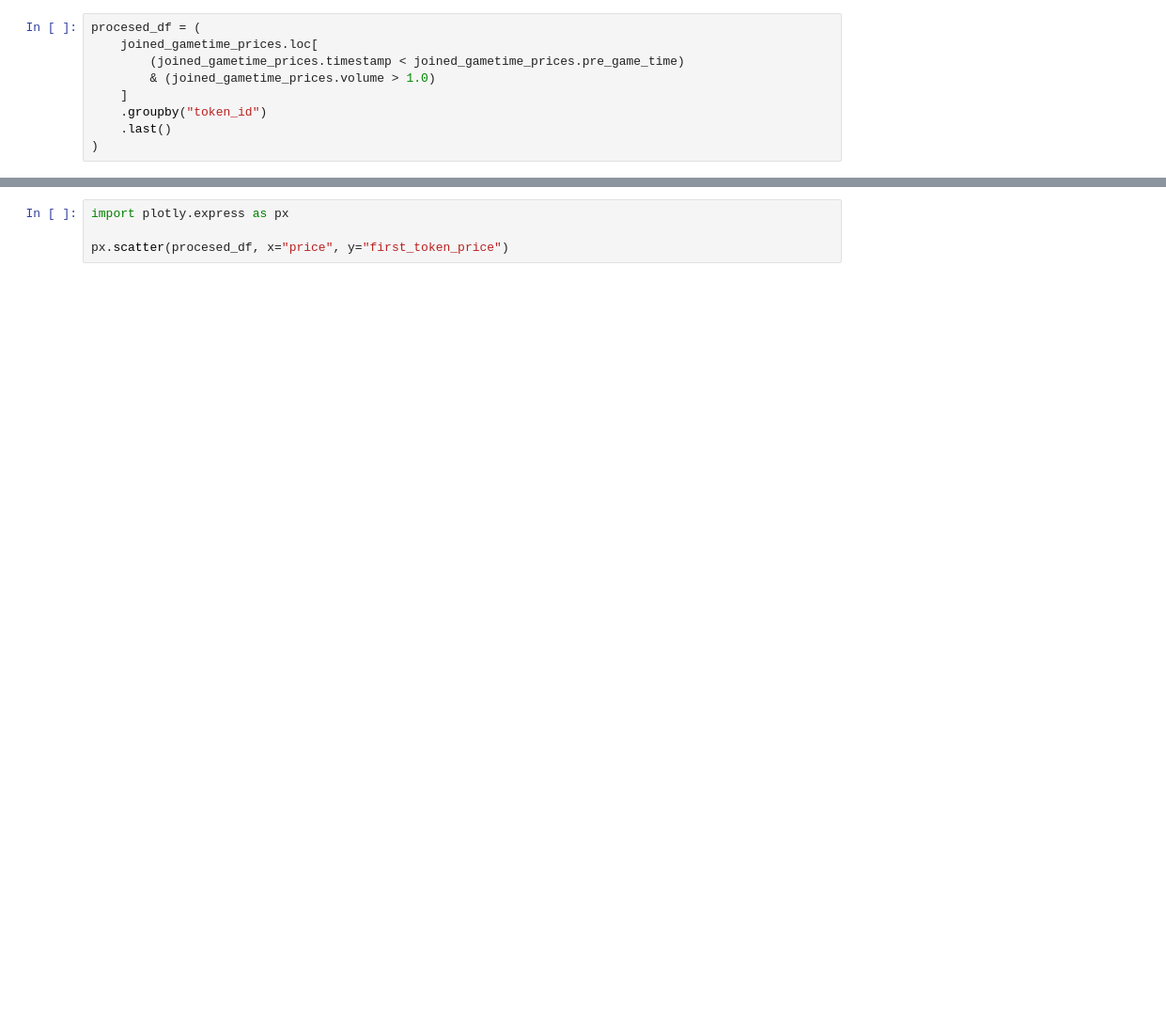
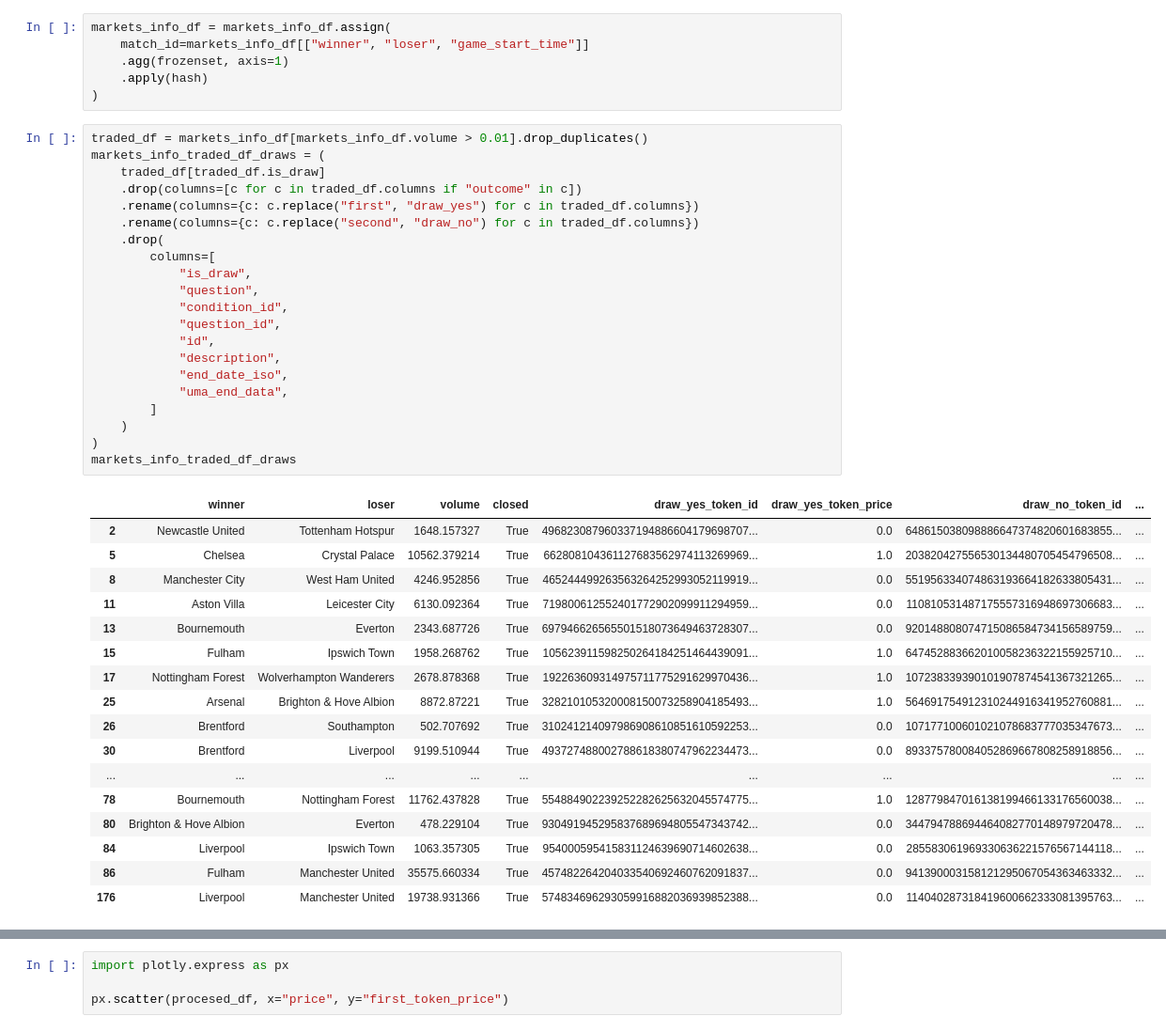
Before and after one commit to magnusross/polymarket-strats, a Jupyter notebook: analysis.ipynb, the cells around one changed output, grey strips where cells are left out. Shown at 94% size. Cells and saved outputs as stored; diff of their text form; blank space fills up the shorter version.

```diff
--- a/analysis.ipynb
+++ b/analysis.ipynb
@@ -63,9 +28,45 @@ joined_gametime_prices
-# %%
-procesed_df = (
-    joined_gametime_prices.loc[
-        (joined_gametime_prices.timestamp < joined_gametime_prices.pre_game_time)
-        & (joined_gametime_prices.volume > 1.0)
-    ]
-    .groupby("token_id")
-    .last()
-)
+# %%
+markets_info_df = markets_info_df.assign(
+    match_id=markets_info_df[["winner", "loser", "game_start_time"]]
+    .agg(frozenset, axis=1)
+    .apply(hash)
+)
+# %%
+traded_df = markets_info_df[markets_info_df.volume > 0.01].drop_duplicates()
+markets_info_traded_df_draws = (
+    traded_df[traded_df.is_draw]
+    .drop(columns=[c for c in traded_df.columns if "outcome" in c])
+    .rename(columns={c: c.replace("first", "draw_yes") for c in traded_df.columns})
+    .rename(columns={c: c.replace("second", "draw_no") for c in traded_df.columns})
+    .drop(
+        columns=[
+            "is_draw",
+            "question",
+            "condition_id",
+            "question_id",
+            "id",
+            "description",
+            "end_date_iso",
+            "uma_end_data",
+        ]
+    )
+)
+markets_info_traded_df_draws
+# %% [output]
+|  | winner | loser | volume | closed | draw_yes_token_id | draw_yes_token_price | draw_no_token_id | ... |
+| 2 | Newcastle United | Tottenham Hotspur | 1648.157327 | True | 496823087960337194886604179698707... | 0.0 | 648615038098886647374820601683855... | ... |
+| 5 | Chelsea | Crystal Palace | 10562.379214 | True | 662808104361127683562974113269969... | 1.0 | 203820427556530134480705454796508... | ... |
+| 8 | Manchester City | West Ham United | 4246.952856 | True | 465244499263563264252993052119919... | 0.0 | 551956334074863193664182633805431... | ... |
+| 11 | Aston Villa | Leicester City | 6130.092364 | True | 719800612552401772902099911294959... | 0.0 | 110810531487175557316948697306683... | ... |
+| 13 | Bournemouth | Everton | 2343.687726 | True | 697946626565501518073649463728307... | 0.0 | 920148808074715086584734156589759... | ... |
+| 15 | Fulham | Ipswich Town | 1958.268762 | True | 105623911598250264184251464439091... | 1.0 | 647452883662010058236322155925710... | ... |
+| 17 | Nottingham Forest | Wolverhampton Wanderers | 2678.878368 | True | 192263609314975711775291629970436... | 1.0 | 107238339390101907874541367321265... | ... |
+| 25 | Arsenal | Brighton & Hove Albion | 8872.87221 | True | 328210105320008150073258904185493... | 1.0 | 564691754912310244916341952760881... | ... |
+| 26 | Brentford | Southampton | 502.707692 | True | 310241214097986908610851610592253... | 0.0 | 107177100601021078683777035347673... | ... |
+| 30 | Brentford | Liverpool | 9199.510944 | True | 493727488002788618380747962234473... | 0.0 | 893375780084052869667808258918856... | ... |
+| ... | ... | ... | ... | ... | ... | ... | ... | ... |
+| 78 | Bournemouth | Nottingham Forest | 11762.437828 | True | 554884902239252282625632045574775... | 1.0 | 128779847016138199466133176560038... | ... |
+| 80 | Brighton & Hove Albion | Everton | 478.229104 | True | 930491945295837689694805547343742... | 0.0 | 344794788694464082770148979720478... | ... |
+| 84 | Liverpool | Ipswich Town | 1063.357305 | True | 954000595415831124639690714602638... | 0.0 | 285583061969330636221576567144118... | ... |
+| 86 | Fulham | Manchester United | 35575.660334 | True | 457482264204033540692460762091837... | 0.0 | 941390003158121295067054363463332... | ... |
+| 176 | Liverpool | Manchester United | 19738.931366 | True | 574834696293059916882036939852388... | 0.0 | 114040287318419600662333081395763... | ... |
```
Also changed, not shown: parts of 6 cells of this notebook, 4 other files.
